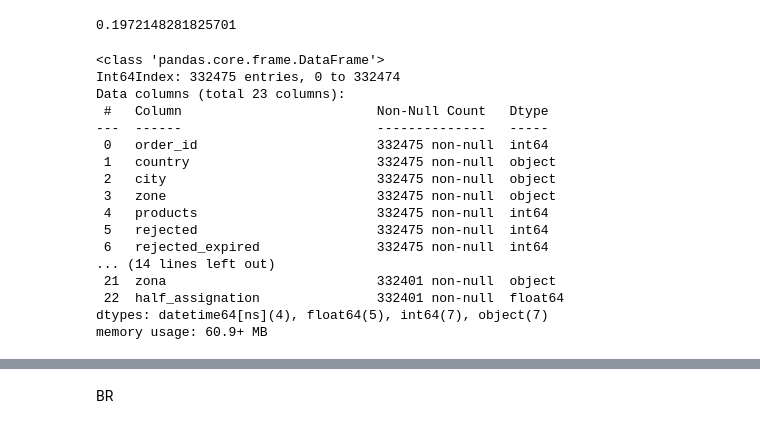
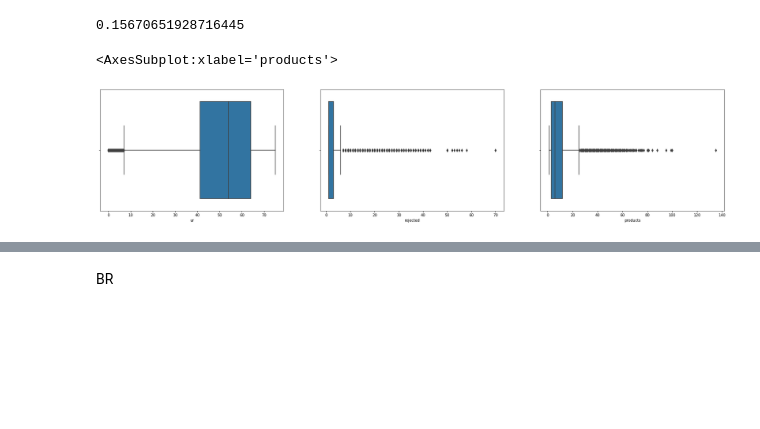
Before and after one commit to MatiasToledo/proj-am-v1, a Jupyter notebook: AR_unnaceptable.ipynb, the cells around one changed output, grey strips where cells are left out. Saved outputs shown, nothing was run; the diff lists cells and outputs as text; code cells hidden in the pictures; blank space fills up the shorter version.

```diff
--- a/AR_unnaceptable.ipynb
+++ b/AR_unnaceptable.ipynb
@@ -202,24 +104,16 @@ df_filter = df_final[(df_final.rejected >= 1 ) & (df_final.ur <= 85) & (df_final
+# %%
+# Aca defino al grupo que queremos atacar en base a UR, TFA, Rejections
+df_filter = df_final[(df_final.rejected >= 1) & (df_final.ur <= 75) & (df_final.time_before_first_assignation <= 5)]
 # %%
-len(df_filter) / len(df_final)
+len(df_filter)/len(df_final)
 # %% [output]
-0.1972148281825701
+0.15670651928716445
-# %%
-df_final.info()
-# %% [output]
-<class 'pandas.core.frame.DataFrame'>
-Int64Index: 332475 entries, 0 to 332474
-Data columns (total 23 columns):
- #   Column                         Non-Null Count   Dtype
----  ------                         --------------   -----
- 0   order_id                       332475 non-null  int64
- 1   country                        332475 non-null  object
- 2   city                           332475 non-null  object
- 3   zone                           332475 non-null  object
- 4   products                       332475 non-null  int64
- 5   rejected                       332475 non-null  int64
- 6   rejected_expired               332475 non-null  int64
-... (14 lines left out)
- 21  zona                           332401 non-null  object
- 22  half_assignation               332401 non-null  float64
-dtypes: datetime64[ns](4), float64(5), int64(7), object(7)
-memory usage: 60.9+ MB
+# %%
+fig, axes = plt.subplots(1, 3, figsize=(30, 6))
+
+sns.boxplot(ax=axes[0], data=df_filter, x='ur')
+sns.boxplot(ax=axes[1], data=df_filter, x='rejected')
+sns.boxplot(ax=axes[2], data=df_filter, x='products')
+# %% [output]
+<AxesSubplot:xlabel='products'>
+[figure, added]
```
Also changed, not shown: parts of 28 cells of this notebook, 2 other files.
